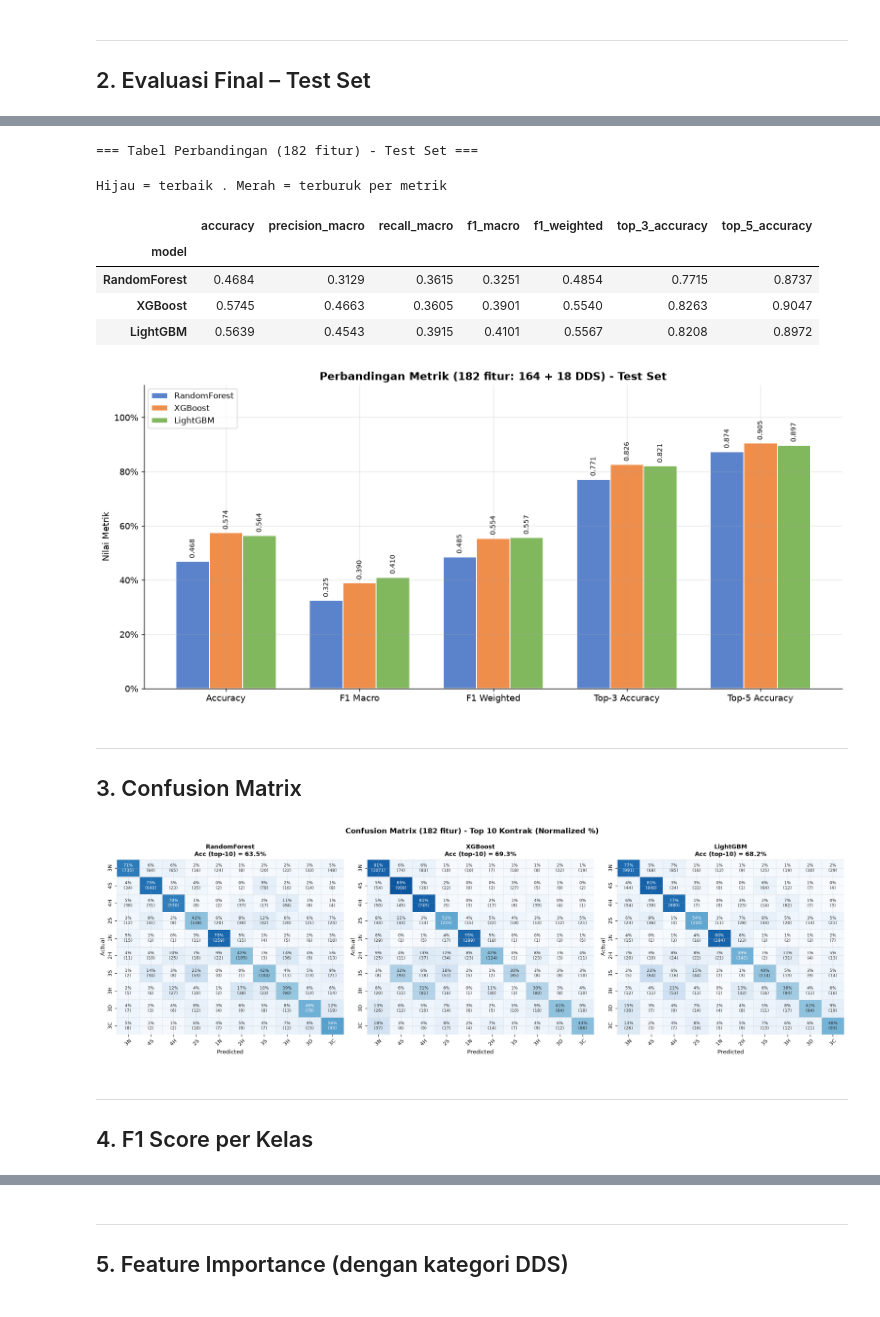
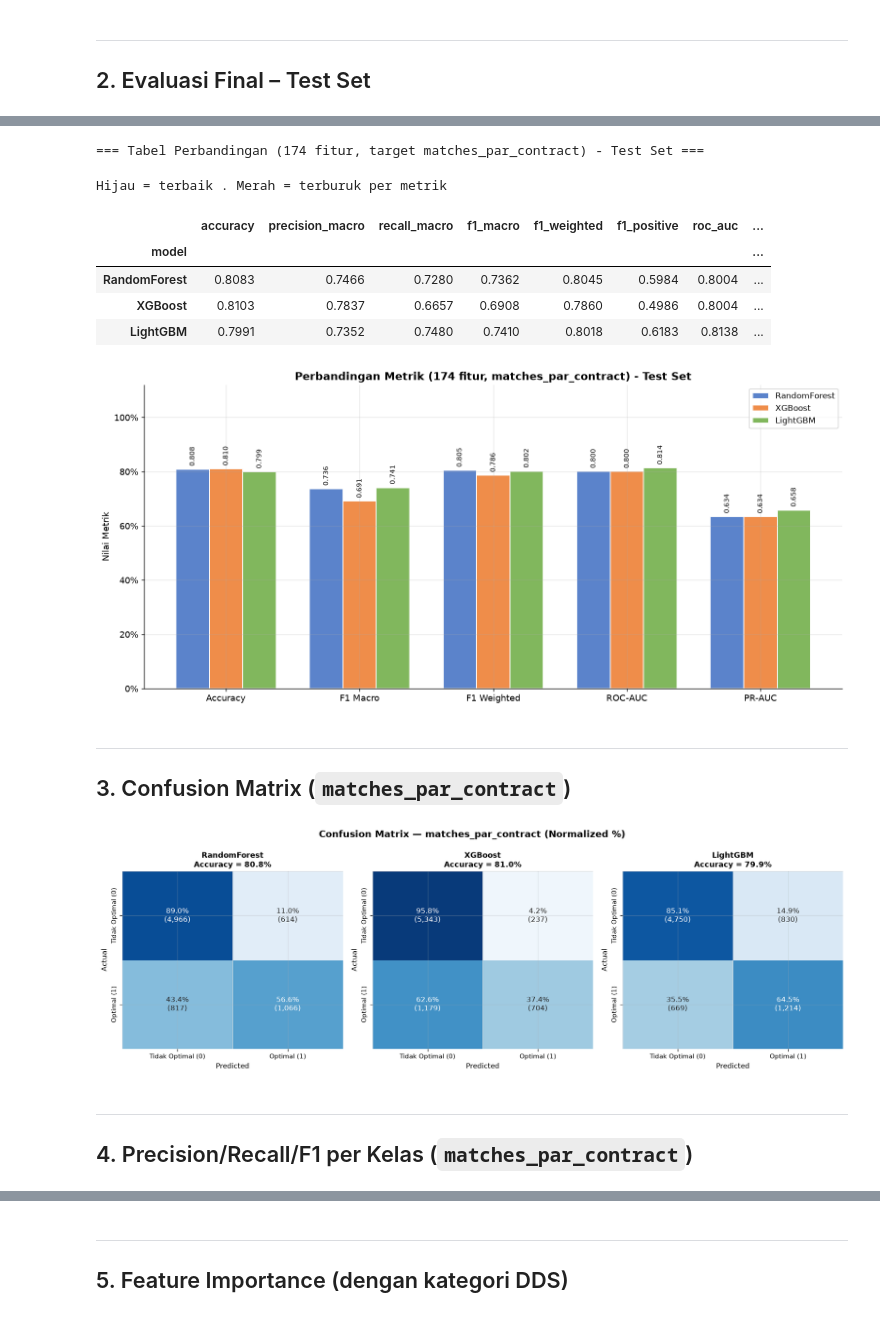
Before and after one commit to Cattelll/Bridge-Prediction, a Jupyter notebook: notebooks/04_evaluation.ipynb, the cells around one changed output, grey strips where cells are left out. Saved outputs shown, nothing was run; the diff lists cells and outputs as text; code cells hidden in the pictures.

```diff
--- a/notebooks/04_evaluation.ipynb
+++ b/notebooks/04_evaluation.ipynb
@@ -123 +127,15 @@ for model in trained_models:
 =======================================================
+# %%
+def report_to_df(report_dict):
+    """sklearn classification_report(output_dict=True) -> DataFrame (skip
+    the scalar 'accuracy' key; that's already shown via print_summary /
+    the comparison table above)."""
+    rows = {k: v for k, v in report_dict.items() if isinstance(v, dict)}
+    df = pd.DataFrame(rows).T
+    df['support'] = df['support'].astype(int)
+    return df.rename(index={'0': 'Tidak Optimal (0)', '1': 'Optimal (1)'})
+
+print('=== Classification Report per Model — Test Set ===')
+for res in test_results:
+    print(f'\n{res["model"]}:')
+    display(report_to_df(res['per_class_report']).round(4))
@@ -125,23 +164,23 @@ for model in trained_models:
 test_df = compare_models(test_results)
 test_df.to_csv(OUT / 'test_comparison.csv')
 
-print('=== Tabel Perbandingan (182 fitur) - Test Set ===')
+print(f'=== Tabel Perbandingan ({len(feature_cols)} fitur, target matches_par_contract) - Test Set ===')
 display(test_df.style
     .format('{:.4f}')
     .highlight_max(color='#C8E6C9', axis=0)
     .highlight_min(color='#FFCDD2', axis=0)
     .set_caption('Hijau = terbaik . Merah = terburuk per metrik'))
 # %% [output]
-=== Tabel Perbandingan (182 fitur) - Test Set ===
+=== Tabel Perbandingan (174 fitur, target matches_par_contract) - Test Set ===
 Hijau = terbaik . Merah = terburuk per metrik
-|  | accuracy | precision_macro | recall_macro | f1_macro | f1_weighted | top_3_accuracy | top_5_accuracy |
-| model |  |  |  |  |  |  |  |
-| RandomForest | 0.4684 | 0.3129 | 0.3615 | 0.3251 | 0.4854 | 0.7715 | 0.8737 |
-| XGBoost | 0.5745 | 0.4663 | 0.3605 | 0.3901 | 0.5540 | 0.8263 | 0.9047 |
-| LightGBM | 0.5639 | 0.4543 | 0.3915 | 0.4101 | 0.5567 | 0.8208 | 0.8972 |
+|  | accuracy | precision_macro | recall_macro | f1_macro | f1_weighted | f1_positive | roc_auc | ... |
+| model |  |  |  |  |  |  |  | ... |
+| RandomForest | 0.8083 | 0.7466 | 0.7280 | 0.7362 | 0.8045 | 0.5984 | 0.8004 | ... |
+| XGBoost | 0.8103 | 0.7837 | 0.6657 | 0.6908 | 0.7860 | 0.4986 | 0.8004 | ... |
+| LightGBM | 0.7991 | 0.7352 | 0.7480 | 0.7410 | 0.8018 | 0.6183 | 0.8138 | ... |
 # %%
-metrics_plot  = ['accuracy', 'f1_macro', 'f1_weighted', 'top_3_accuracy', 'top_5_accuracy']
-metrics_label = ['Accuracy', 'F1 Macro', 'F1 Weighted', 'Top-3 Accuracy', 'Top-5 Accuracy']
+metrics_plot  = ['accuracy', 'f1_macro', 'f1_weighted', 'roc_auc', 'average_precision']
+metrics_label = ['Accuracy', 'F1 Macro', 'F1 Weighted', 'ROC-AUC', 'PR-AUC']
 
 x = np.arange(len(metrics_plot))
 w = 0.25
@@ -156,7 +195,7 @@ for i, (res, color) in enumerate(zip(test_results, MODEL_COLORS)):
 ax.set_xticks(x + w)
 ax.set_xticklabels(metrics_label, fontsize=11)
 ax.set_ylim(0, 1.12)
-ax.set_title('Perbandingan Metrik (182 fitur: 164 + 18 DDS) - Test Set', fontsize=13, fontweight='bold')
+ax.set_title(f'Perbandingan Metrik ({len(feature_cols)} fitur, matches_par_contract) - Test Set', fontsize=13, fontweight='bold')
 ax.set_ylabel('Nilai Metrik')
 ax.yaxis.set_major_formatter(mticker.PercentFormatter(xmax=1, decimals=0))
 ax.legend(fontsize=10)
@@ -165,52 +204,50 @@ plt.tight_layout()
 plt.savefig(OUT / 'nb04_model_comparison.png', bbox_inches='tight')
 plt.show()
 # %% [output]
-[figure, old version]
+[figure, new version]
 # %% [markdown]
 ---
-## 3. Confusion Matrix
+## 3. Confusion Matrix (`matches_par_contract`)
 # %%
 from sklearn.metrics import confusion_matrix
 
-test_label_cnt = Counter(le.inverse_transform(y_test))
-top10          = [c for c, _ in test_label_cnt.most_common(10)]
-top10_idx      = [class_names.index(c) for c in top10]
+cm_labels = list(range(n_classes))  # [0, 1] -> Tidak Optimal, Optimal
+cm_names  = ['Tidak Optimal (0)', 'Optimal (1)']
 
-fig, axes = plt.subplots(1, 3, figsize=(19, 6))
+fig, axes = plt.subplots(1, 3, figsize=(15, 5))
 
 for ax, model, color in zip(axes, trained_models, MODEL_COLORS):
-    y_pred = predictions[model.name]
-    mask   = np.isin(y_test, top10_idx)
-    mat    = confusion_matrix(y_test[mask], y_pred[mask], labels=top10_idx)
+    y_pred  = predictions[model.name]
+    mat     = confusion_matrix(y_test, y_pred, labels=cm_labels)
     mat_pct = mat.astype(float) / mat.sum(axis=1, keepdims=True) * 100
 
     annot = np.array([
-        [f'{mat_pct[r,c]:.0f}%\n({mat[r,c]})' for c in range(len(top10))]
-        for r in range(len(top10))
+        [f'{mat_pct[r,c]:.1f}%\n({mat[r,c]:,})' for c in range(len(cm_labels))]
+        for r in range(len(cm_labels))
     ])
 
     sns.heatmap(
         mat_pct, annot=annot, fmt='', cmap='Blues',
-        xticklabels=top10, yticklabels=top10,
+        xticklabels=cm_names, yticklabels=cm_names,
         ax=ax, cbar=False,
-        linewidths=0.4, linecolor='#E0E0E0',
+        linewidths=0.6, linecolor='#E0E0E0',
         vmin=0, vmax=100,
-        annot_kws={'size': 7},
+        annot_kws={'size': 10},
     )
-    acc_top10 = mat.diagonal().sum() / mat.sum()
-    ax.set_title(f'{model.name}\nAcc (top-10) = {acc_top10:.1%}', fontweight='bold', fontsize=11)
+    acc = mat.diagonal().sum() / mat.sum()
+    ax.set_title(f'{model.name}\nAccuracy = {acc:.1%}', fontweight='bold', fontsize=11)
     ax.set_xlabel('Predicted', fontsize=10)
     ax.set_ylabel('Actual', fontsize=10)
-    ax.tick_params(axis='x', rotation=45, labelsize=9)
+    ax.tick_params(axis='x', labelsize=9)
     ax.tick_params(axis='y', labelsize=9)
 
-plt.suptitle('Confusion Matrix (182 fitur) - Top 10 Kontrak (Normalized %)', fontsize=13, fontweight='bold')
+plt.suptitle('Confusion Matrix — matches_par_contract (Normalized %)', fontsize=13, fontweight='bold')
 plt.tight_layout()
 plt.savefig(OUT / 'nb04_confusion_matrix.png', bbox_inches='tight', dpi=150)
 plt.show()
 # %% [output]
-[figure, old version]
+[figure, new version]
 # %% [markdown]
 ---
-## 4. F1 Score per Kelas
+## 4. Precision/Recall/F1 per Kelas (`matches_par_contract`)
 # %%
```
Also changed, not shown: parts of 12 cells of this notebook, 22 other files.
